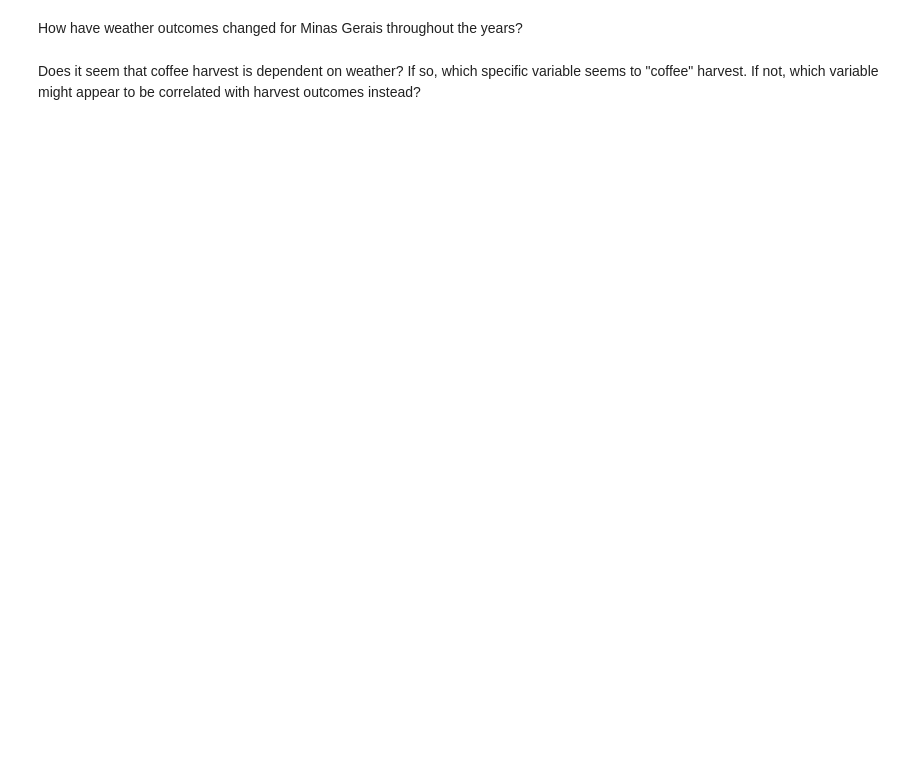
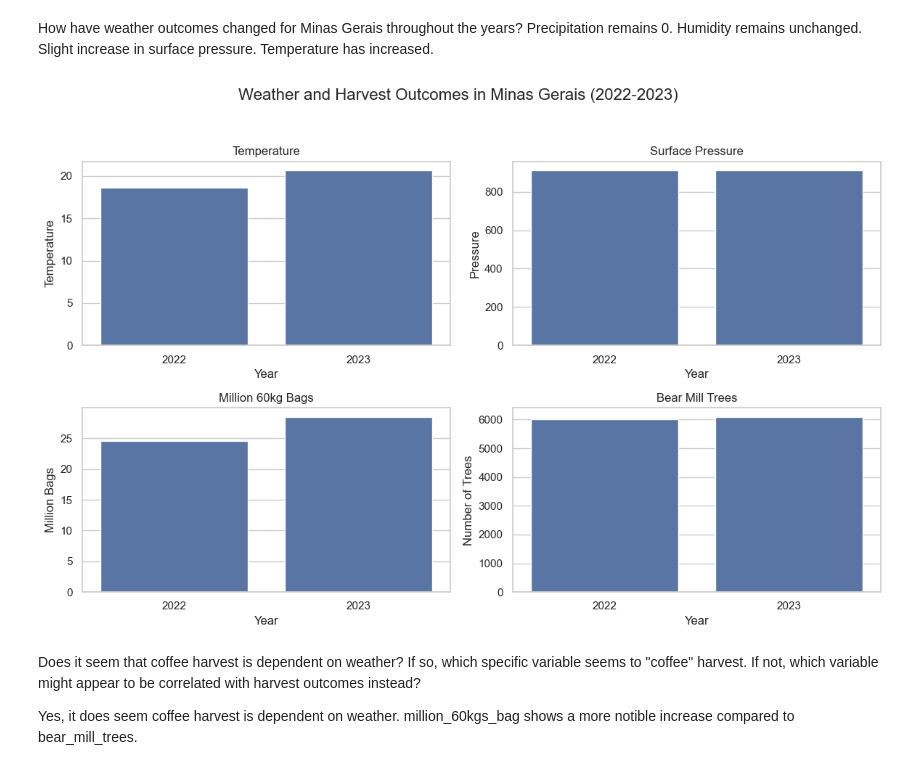
Before and after one commit to Seribii1o1/Weather-API-Data-Engineering, a Jupyter notebook: weather_api/notebooks/explore_weather.ipynb, the cells around one changed output. Drawn from its saved outputs; the diff is of its cells as text; code cells hidden in the pictures; blank space fills up the shorter version.

```diff
--- a/weather_api/notebooks/explore_weather.ipynb
+++ b/weather_api/notebooks/explore_weather.ipynb
@@ -8,4 +92,47 @@ How has unemployment changed in the various coffee-producing regions of Brazil?
 # %% [markdown]
 How have weather outcomes changed for Minas Gerais throughout the years?
+Precipitation remains 0. Humidity remains unchanged. Slight increase in surface pressure. Temperature has increased.
+# %%
+harvest_weather = pd.read_csv('/Users/sa26/Documents/GitHub/Weather-API-Data-Engineering/weather_api/data/csv/modified_merged_data.csv')
+# Set a visually appealing style for the plots
+sns.set_theme(style="whitegrid")
+
+# Create subplots for each variable
+fig, axes = plt.subplots(nrows=2, ncols=2, figsize=(12, 8))
+fig.suptitle('Weather and Harvest Outcomes in Minas Gerais (2022-2023)', fontsize=16)
+
+# Plot temperature
+sns.barplot(x='year', y='temperature_2m', data=harvest_weather, ax=axes[0, 0])
+axes[0, 0].set_title('Temperature')
+axes[0, 0].set_xlabel('Year')
+axes[0, 0].set_ylabel('Temperature')
+
+# Plot surface pressure
+sns.barplot(x='year', y='surface_pressure', data=harvest_weather, ax=axes[0, 1])
+axes[0, 1].set_title('Surface Pressure')
+axes[0, 1].set_xlabel('Year')
+axes[0, 1].set_ylabel('Pressure')
+
+# Plot million 60kg bags
+sns.barplot(x='year', y='million_60kgs_bag', data=harvest_weather, ax=axes[1, 0])
+axes[1, 0].set_title('Million 60kg Bags')
+axes[1, 0].set_xlabel('Year')
+axes[1, 0].set_ylabel('Million Bags')
+
+# Plot bear mill trees
+sns.barplot(x='year', y='bear_mill_trees', data=harvest_weather, ax=axes[1, 1])
+axes[1, 1].set_title('Bear Mill Trees')
+axes[1, 1].set_xlabel('Year')
+axes[1, 1].set_ylabel('Number of Trees')
+
+# Adjust layout to prevent overlapping titles
+plt.tight_layout(rect=[0, 0.03, 1, 0.95])
+
+# Show the plot
+plt.show()
+# %% [output]
+[figure, added]
 # %% [markdown]
 Does it seem that coffee harvest is dependent on weather? If so, which specific variable seems to "coffee" harvest. If not, which variable might appear to be correlated with harvest outcomes instead?
+
+Yes, it does seem coffee harvest is dependent on weather. million_60kgs_bag shows a more notible increase compared to bear_mill_trees.
```
Also changed, not shown: parts of 5 cells of this notebook.
